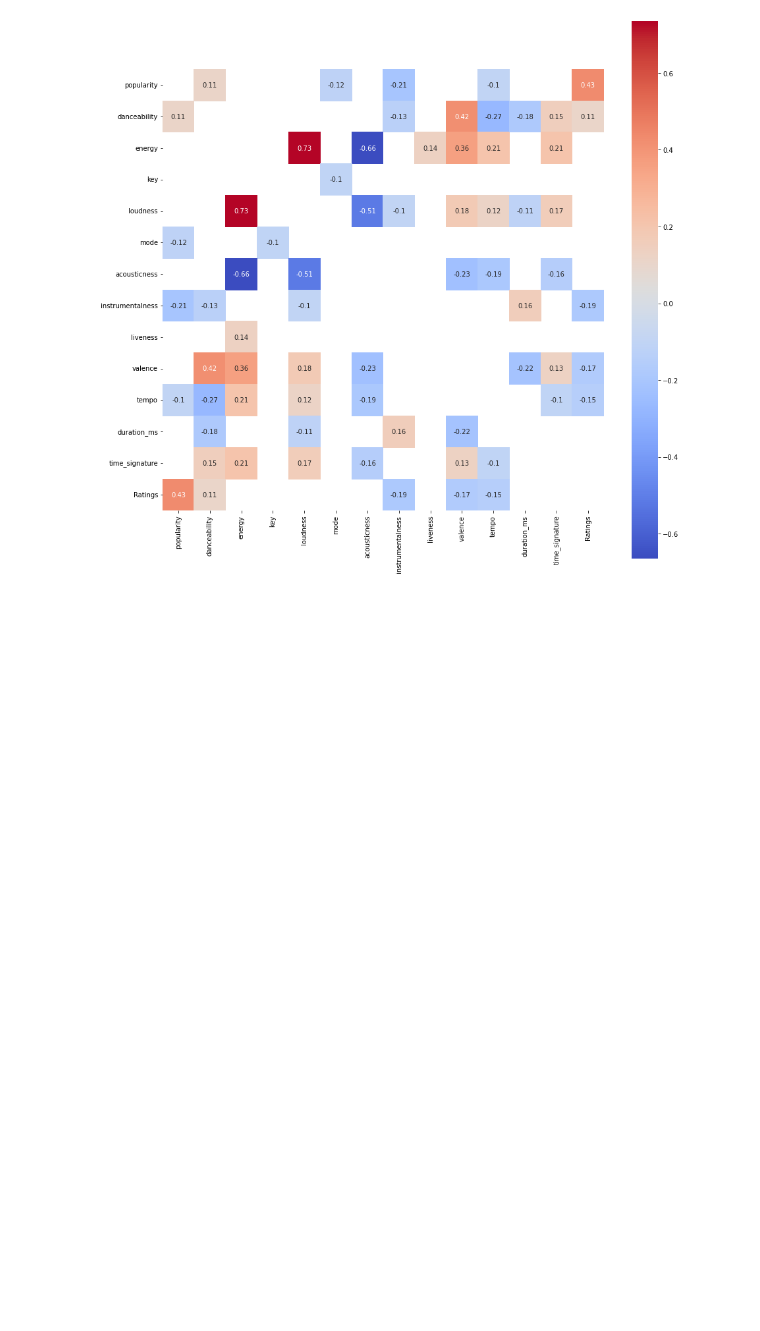
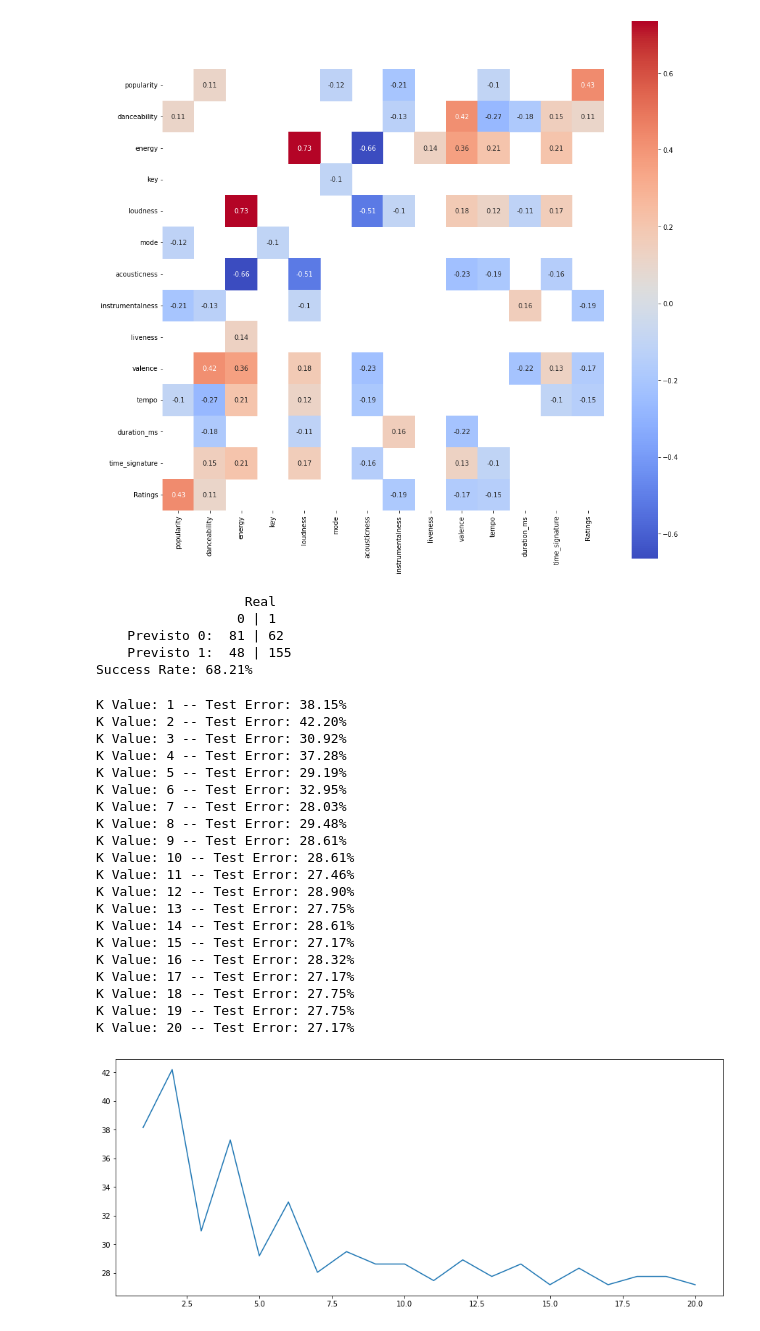
Before and after one commit to claramarto11/AAvanceproject, a Jupyter notebook: Projeto.ipynb, the cells around one changed output. Cells and saved outputs as stored; diff of their text form; code cells hidden in the pictures; blank space fills up the shorter version.

```diff
--- a/Projeto.ipynb
+++ b/Projeto.ipynb
@@ -352,0 +379,68 @@ heatmap = sns.heatmap(df01_corrs, mask = mask, square = True, cmap = 'coolwarm',
+# %%
+from sklearn.linear_model import LogisticRegression
+from sklearn.metrics import confusion_matrix
+from sklearn.metrics import accuracy_score
+
+model = LogisticRegression(max_iter = 1000)
+model.fit(X_train, y_train)
+
+y_pred = model.predict(X_test)
+cm = confusion_matrix(y_test, y_pred)
+
+print ('\n' + 'Real'.rjust(23))
+print ('{} | {}'.format('0'.rjust(19), '1'))
+print ('{}:  {} | {}'.format('Previsto 0'.rjust(14), cm[0,0], cm[1,0]))
+print ('{}:  {} | {}'.format('Previsto 1'.rjust(14), cm[0,1], cm[1,1]))
+print ('Success Rate: {:.2f}%'.format(accuracy_score(y_pred, y_test)*100))
+# %% [output]
+                   Real
+                  0 | 1
+    Previsto 0:  81 | 62
+    Previsto 1:  48 | 155
+Success Rate: 68.21%
+# %%
+from sklearn.neighbors import KNeighborsClassifier
+
+def KNN_fit(X_train, X_test, y_train, y_test, n_neighbors):
+
+  model = KNeighborsClassifier(n_neighbors=n_neighbors)
+  model.fit(X_train, y_train)
+
+  y_pred = model.predict(X_test)
+  cm = confusion_matrix(y_test, y_pred)
+  error_val = 100 - accuracy_score(y_pred, y_test)*100
+  print('K Value: {} -- Test Error: {:.2f}%'.format(n_neighbors, error_val))
+
+  return model, error_val
+
+errors = []
+n_tests = 20
+for i in range(n_tests):
+  _, error_val = KNN_fit(X_train, X_test, y_train, y_test, n_neighbors=i+1)
+  errors.append(error_val)
+
+plt.subplots(figsize=(15, 6))
+plt.plot(range(1,n_tests+1), errors)
+plt.show()
+# %% [output]
+K Value: 1 -- Test Error: 38.15%
+K Value: 2 -- Test Error: 42.20%
+K Value: 3 -- Test Error: 30.92%
+K Value: 4 -- Test Error: 37.28%
+K Value: 5 -- Test Error: 29.19%
+K Value: 6 -- Test Error: 32.95%
+K Value: 7 -- Test Error: 28.03%
+K Value: 8 -- Test Error: 29.48%
+K Value: 9 -- Test Error: 28.61%
+K Value: 10 -- Test Error: 28.61%
+K Value: 11 -- Test Error: 27.46%
+K Value: 12 -- Test Error: 28.90%
+K Value: 13 -- Test Error: 27.75%
+K Value: 14 -- Test Error: 28.61%
+K Value: 15 -- Test Error: 27.17%
+K Value: 16 -- Test Error: 28.32%
+K Value: 17 -- Test Error: 27.17%
+K Value: 18 -- Test Error: 27.75%
+K Value: 19 -- Test Error: 27.75%
+K Value: 20 -- Test Error: 27.17%
+[figure, added]
```
Also changed, not shown: parts of 3 cells of this notebook.
